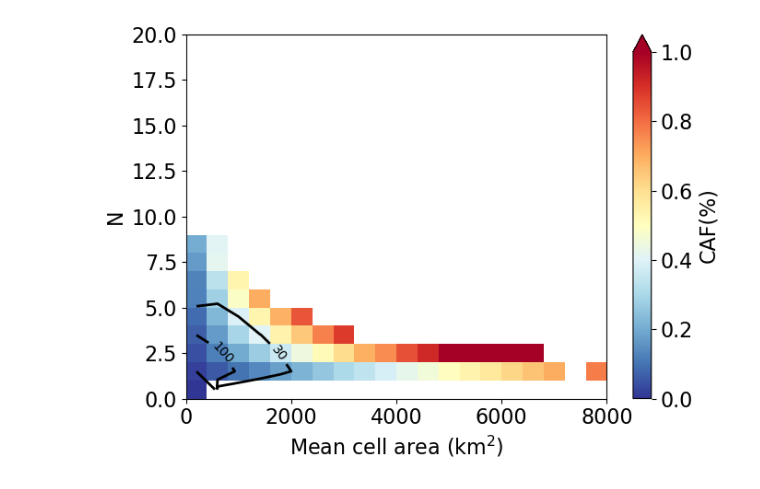
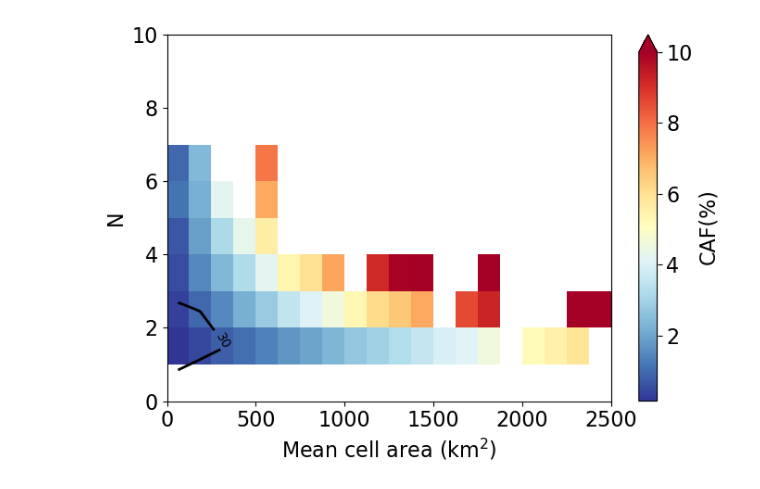
Before and after one commit to 21centuryweather/hk25-AusNode-LargeScaleP, a Jupyter notebook: work_folder/UK/Darwin_plotting_UK.ipynb, the cells around one changed output. Cells and saved outputs as stored; diff of their text form; code cells hidden in the pictures.

```diff
--- a/work_folder/UK/Darwin_plotting_UK.ipynb
+++ b/work_folder/UK/Darwin_plotting_UK.ipynb
@@ -17,7 +17,20 @@ params={
 }
 plt.rcParams.update(params)
 # %%
-ds_ts = xr.open_mfdataset("/scratch/nf33/hk25_LSP/UK/Darwin/number_size_hourly.nc")
+country = "UK"
+ds_ts = xr.open_mfdataset(f"/scratch/nf33/hk25_LSP/{country}/Darwin/number_size_prth_0.5_hourly.nc")
+# ds_6h = xr.open_dataset("/scratch/nf33/hk25_LSP/Germany/Darwin/cape_cin_6hourly.nc")
+
+ds_cape = xr.open_dataset(f"/scratch/nf33/hk25_LSP/{country}/Darwin/cape_cin_3hourly.nc")#.sel(time=ds_6h.time)
+ds_w500 = xr.open_dataset(f"/scratch/nf33/hk25_LSP/{country}/Darwin/w500_3hr.nc")#.sel(time=ds_6h.time)
+ds_rh500 = xr.open_dataset(f"/scratch/nf33/hk25_LSP/{country}/Darwin/RH500_3hr.nc")#.sel(time=ds_6h.time)
+
+cape_ts = ds_cape["cape"].mean(dim=("latitude","longitude")).values
+cin_ts = ds_cape["cin"].mean(dim=("latitude","longitude")).values
+w500_ts = ds_w500["__xarray_dataarray_variable__"].values
+rh500_ts = ds_rh500["hur"].values
+
+ds_ts = ds_ts.sel(time=ds_cape.time)
 # %%
 ## array to store object number
 num_obj_arr = ds_ts["num_obj"].where(np.isfinite(ds_ts["num_obj"]), other=np.nan)
@@ -77,9 +85,9 @@ x = mean_obj_area_arr.values
 y = num_obj_arr.values
 z = area_frac_arr.values
 
-xbins, ybins = 20, 20
-xrange = [0,8000]
-yrange = [0, 20]
+xbins, ybins = 20, 10
+xrange = [0, 2500]
+yrange = [0, 10]
 ## mask out nans
 mask = np.isfinite(x) & np.isfinite(y) & np.isfinite(z)
 x2, y2, z2 = x[mask], y[mask], z[mask]
@@ -90,32 +98,32 @@ stat, xedges, yedges, _ = binned_statistic_2d(
     bins=[xbins, ybins],
     range=[xrange, yrange]
 )
 ## count
 counts, _, _, _ = binned_statistic_2d(
     x2, y2, None, statistic='count',
     bins=[xbins, ybins],
     range=[xrange, yrange]
 )
 
 ## mask out bins with ≤ 1 samples
 stat[counts <= 1] = np.nan
 # make a mesh for pcolormesh
 X, Y = np.meshgrid(xedges, yedges, indexing='xy')
 
 fig, ax = plt.subplots(figsize=(7,5))
 pcm = ax.pcolormesh(
     X, Y, stat.T,           # note the transpose
     cmap='RdYlBu_r',
-    shading='auto', vmax=1,
+    shading='auto', vmax=10,
 )
 x_centers = (xedges[:-1] + xedges[1:]) / 2
 y_centers = (yedges[:-1] + yedges[1:]) / 2
 fig.colorbar(pcm, ax=ax, label="CAF(%)",extend="max")
 cs = ax.contour(x_centers, y_centers,counts.T, levels=[30,100,400],colors="k",)
 ax.clabel(cs, inline=True, fontsize=10, fmt="%.0f")
 ax.set_xlabel("Mean cell area (km$^2$)")
 ax.set_ylabel('N')
 # ax.set_title()
 plt.tight_layout()
 # %% [output]
-[figure, old version]
+[figure, new version]
```
Also changed, not shown: parts of 6 cells of this notebook, 47 other files.
